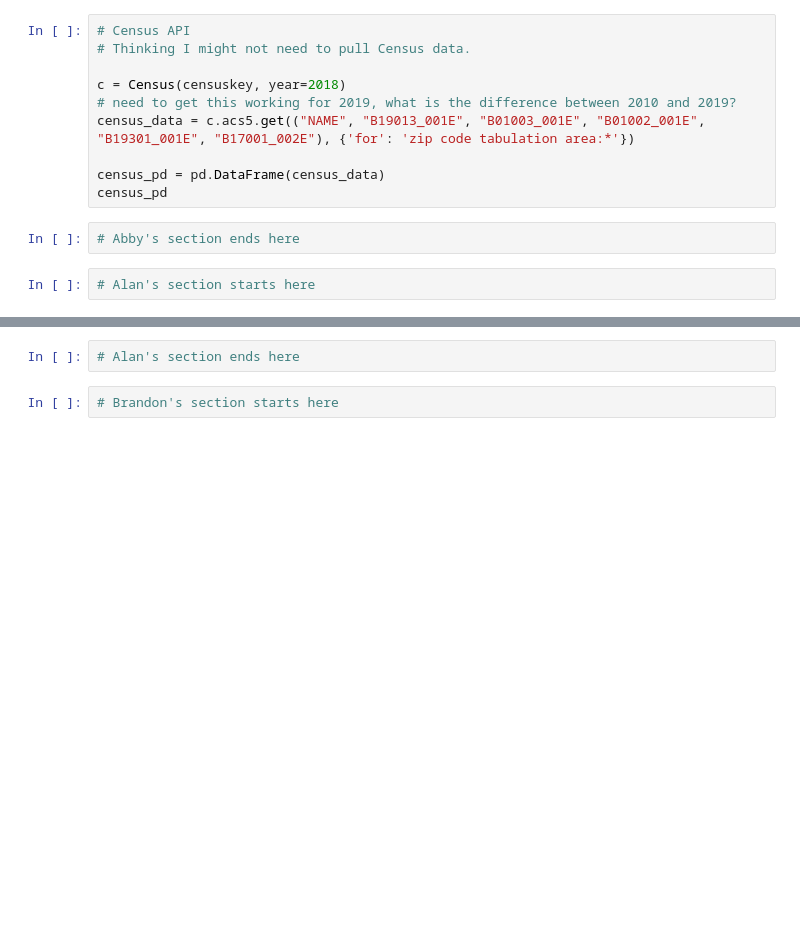
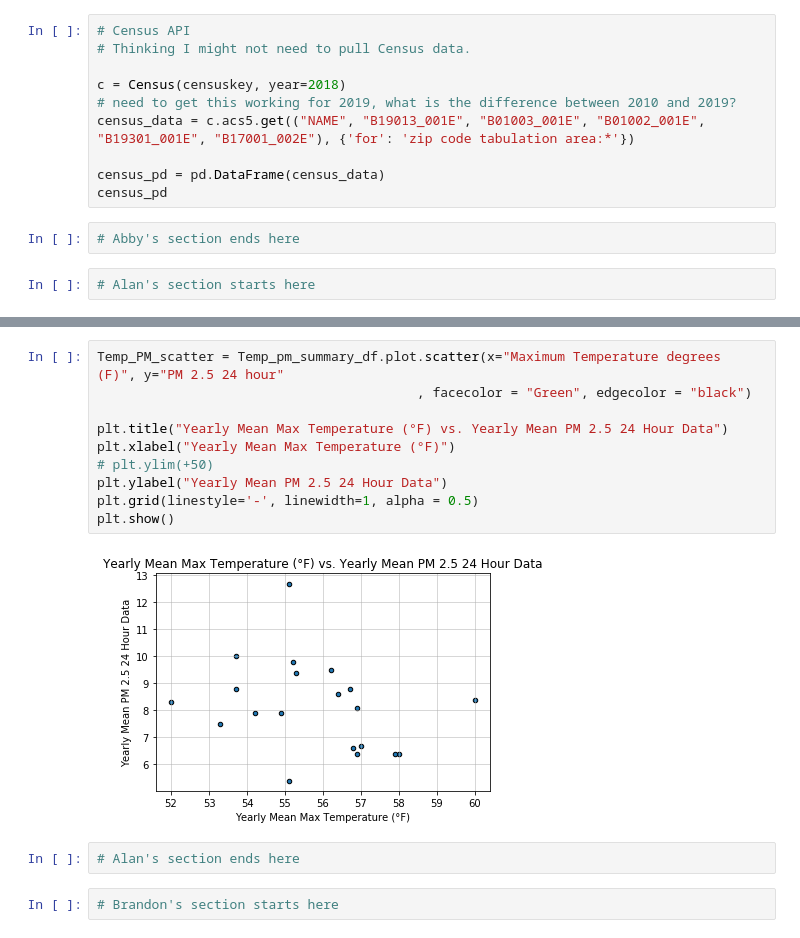
Before and after one commit to abbylemon/fake-news, a Jupyter notebook: AirQuality.ipynb, the cells around one changed output, grey strips where cells are left out. Drawn from its saved outputs; the diff is of its cells as text; blank space fills up the shorter version.

```diff
--- a/AirQuality.ipynb
+++ b/AirQuality.ipynb
@@ -131,3 +406,15 @@ census_pd
+# %%
+Temp_PM_scatter = Temp_pm_summary_df.plot.scatter(x="Maximum Temperature degrees (F)", y="PM 2.5 24 hour"
+                                         , facecolor = "Green", edgecolor = "black")
+
+plt.title("Yearly Mean Max Temperature (°F) vs. Yearly Mean PM 2.5 24 Hour Data")
+plt.xlabel("Yearly Mean Max Temperature (°F)")
+# plt.ylim(+50)
+plt.ylabel("Yearly Mean PM 2.5 24 Hour Data")
+plt.grid(linestyle='-', linewidth=1, alpha = 0.5)
+plt.show()
+# %% [output]
+[figure, added]
 # %%
 # Alan's section ends here
 # %%
```
Also changed, not shown: parts of 16 cells of this notebook, 4 other files.
